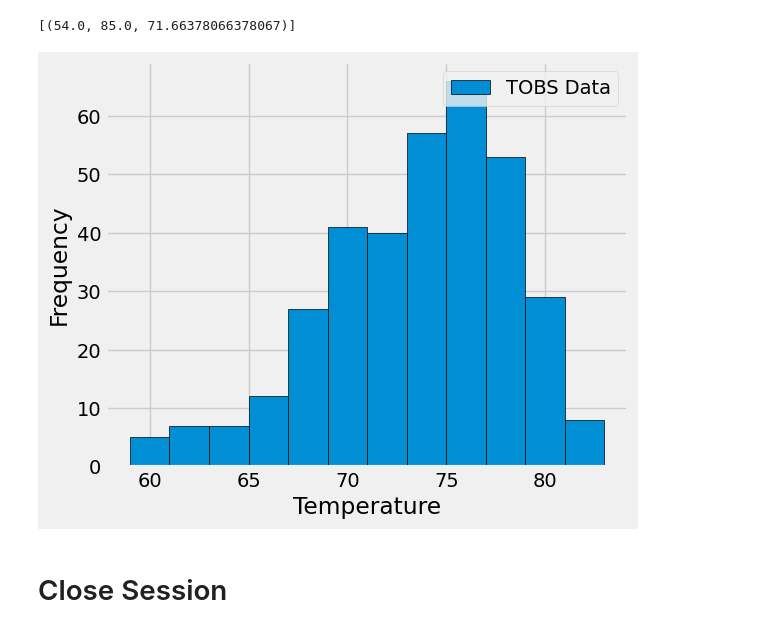
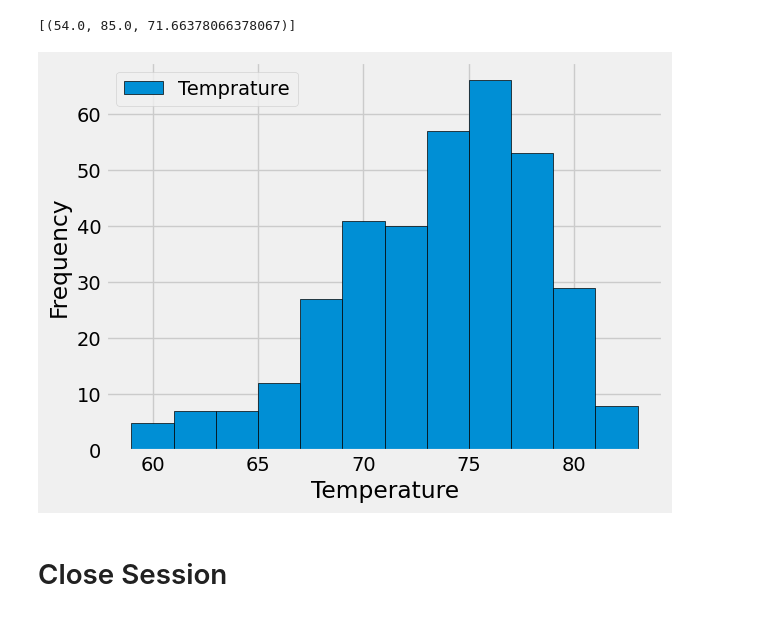
Before and after one commit to Marah1996211/Climate-Analysis-Using-SQLAlchmey, a Jupyter notebook: climate_starter.ipynb, the cells around one changed output. Saved outputs shown, nothing was run; the diff lists cells and outputs as text; code cells hidden in the pictures.

```diff
--- a/climate_starter.ipynb
+++ b/climate_starter.ipynb
@@ -177,27 +208,3 @@ temperature_stats = session.query(func.min(measurement.tobs).label('min_temp'),
 temperature_stats
 # %% [output]
 [(54.0, 85.0, 71.66378066378067)]
-# %%
-most_active_station = session.query(
-    measurement.station,
-    func.count(measurement.tobs).label('count')
-).group_by(measurement.station).order_by(func.count(measurement.tobs).desc()).first()
-
-last_12_months_data = session.query(
-    measurement.date,
-    measurement.tobs
-).filter(
-    measurement.station == most_active_station.station,
-    measurement.date >= '2016-08-23'
-).order_by(measurement.date).all()
-
-df = pd.DataFrame(last_12_months_data, columns=['date', 'tobs'])
-
-plt.figure(figsize=(6, 5))
-plt.hist(df['tobs'], bins=12, edgecolor='black', label='TOBS Data')
-plt.xlabel('Temperature')
-plt.ylabel('Frequency')
-plt.legend(loc='upper right')
-plt.show()
-# %% [output]
-[figure, removed]
@@ -204,3 +213,16 @@ plt.show()
+# %%
+new_year = dt.date(2017, 8, 23) - dt.timedelta(days=365)
+
+active_measurement = session.query(measurement.tobs).filter(measurement.station == most_active_station_id, measurement.date >= new_year).all()
+
+df_measurement = pd.DataFrame(active_measurement, columns = ["Temprature"])
+df_measurement['Temprature'] = pd.to_numeric(df_measurement['Temprature'], errors='coerce')
+df_measurement.plot.hist(bins=12, edgecolor='black', label='TOBS Data')
+plt.xlabel('Temperature')
+plt.ylabel('Frequency')
+plt.show()
+# %% [output]
+[figure, added]
 # %% [markdown]
 # Close Session
 # %%
```
Also changed, not shown: parts of 4 cells of this notebook, 2 other files.
